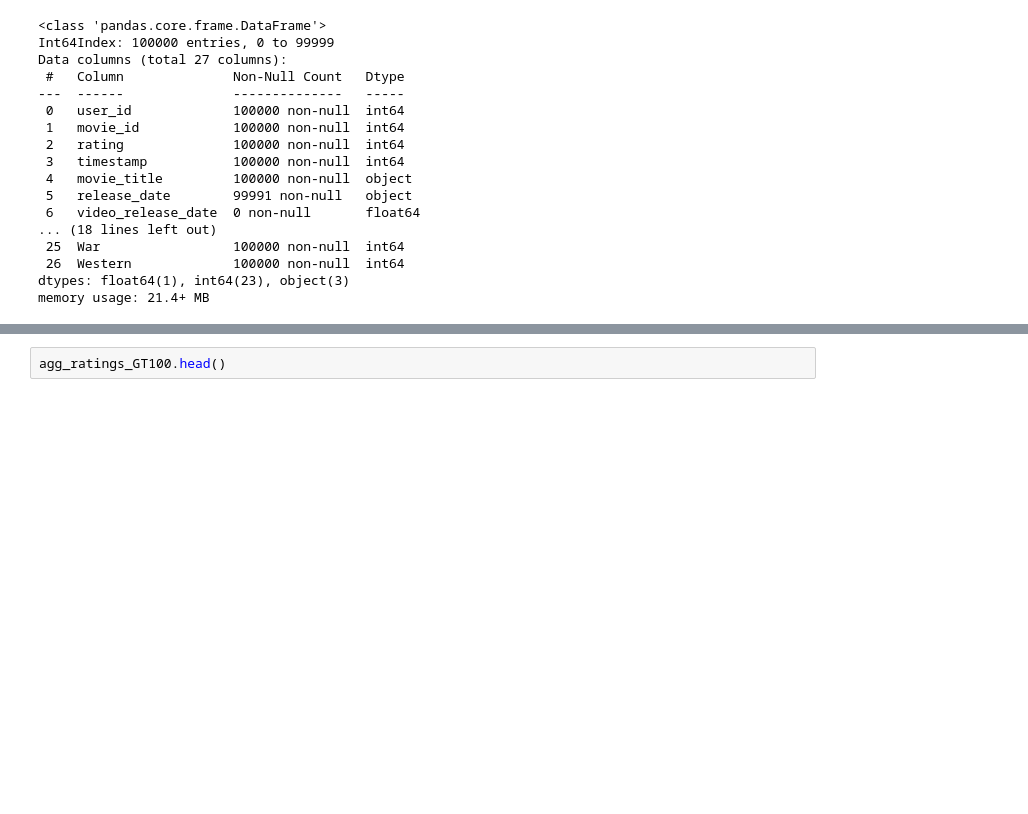
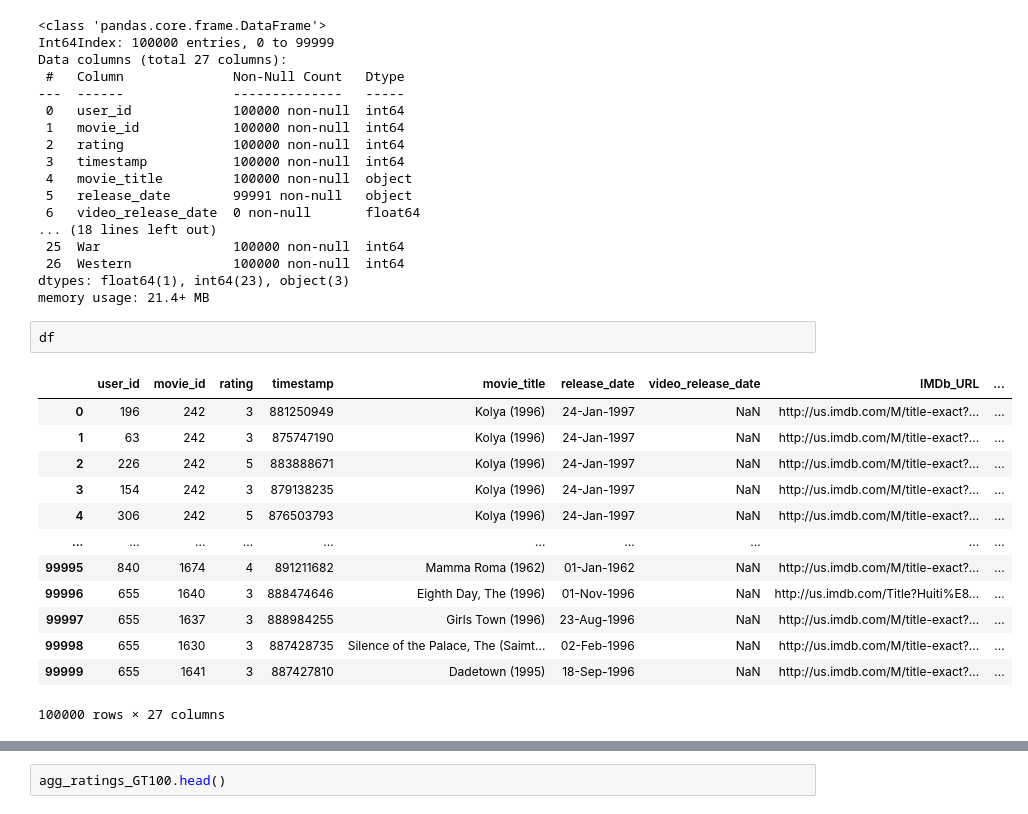
Before and after one commit to RulerOfEternalNight/Recommendation-System, a Jupyter notebook: JSSitemItemCF/ItemItemCF.ipynb, the cells around one changed output, grey strips where cells are left out. Saved outputs shown, nothing was run; the diff lists cells and outputs as text; blank space fills up the shorter version.

```diff
--- a/itemItemCF/ItemItemCF.ipynb
+++ b/JSSitemItemCF/ItemItemCF.ipynb
@@ -76,6 +76,22 @@ Data columns (total 27 columns):
  26  Western             100000 non-null  int64
 dtypes: float64(1), int64(23), object(3)
 memory usage: 21.4+ MB
+# %%
+df
+# %% [output]
+|  | user_id | movie_id | rating | timestamp | movie_title | release_date | video_release_date | IMDb_URL | ... |
+| 0 | 196 | 242 | 3 | 881250949 | Kolya (1996) | 24-Jan-1997 | NaN | http://us.imdb.com/M/title-exact?... | ... |
+| 1 | 63 | 242 | 3 | 875747190 | Kolya (1996) | 24-Jan-1997 | NaN | http://us.imdb.com/M/title-exact?... | ... |
+| 2 | 226 | 242 | 5 | 883888671 | Kolya (1996) | 24-Jan-1997 | NaN | http://us.imdb.com/M/title-exact?... | ... |
+| 3 | 154 | 242 | 3 | 879138235 | Kolya (1996) | 24-Jan-1997 | NaN | http://us.imdb.com/M/title-exact?... | ... |
+| 4 | 306 | 242 | 5 | 876503793 | Kolya (1996) | 24-Jan-1997 | NaN | http://us.imdb.com/M/title-exact?... | ... |
+| ... | ... | ... | ... | ... | ... | ... | ... | ... | ... |
+| 99995 | 840 | 1674 | 4 | 891211682 | Mamma Roma (1962) | 01-Jan-1962 | NaN | http://us.imdb.com/M/title-exact?... | ... |
+| 99996 | 655 | 1640 | 3 | 888474646 | Eighth Day, The (1996) | 01-Nov-1996 | NaN | http://us.imdb.com/Title?Huiti%E8... | ... |
+| 99997 | 655 | 1637 | 3 | 888984255 | Girls Town (1996) | 23-Aug-1996 | NaN | http://us.imdb.com/M/title-exact?... | ... |
+| 99998 | 655 | 1630 | 3 | 887428735 | Silence of the Palace, The (Saimt... | 02-Feb-1996 | NaN | http://us.imdb.com/M/title-exact?... | ... |
+| 99999 | 655 | 1641 | 3 | 887427810 | Dadetown (1995) | 18-Sep-1996 | NaN | http://us.imdb.com/M/title-exact?... | ... |
+100000 rows × 27 columns
 # %%
 # IGNORE --------------------------------------------------------------------------------------------------------------------------------------
 # filter the movies and keep only those with over 50 ratings for the analysis
```
Also changed, not shown: parts of 6 cells of this notebook, 2 other files.
